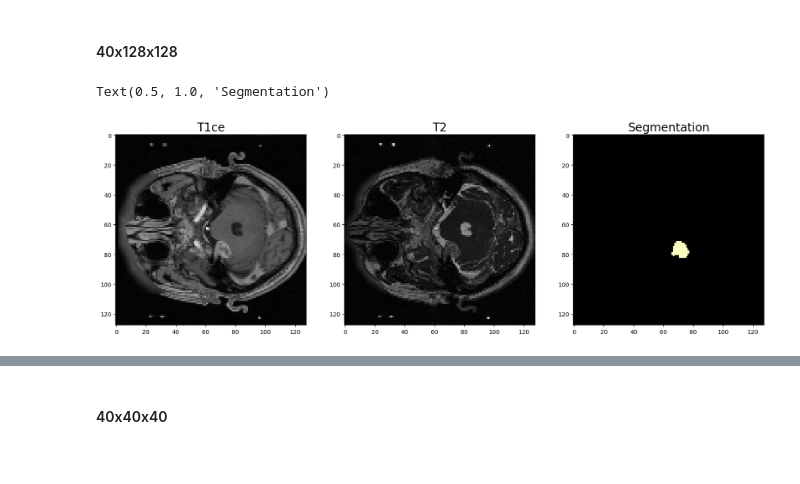
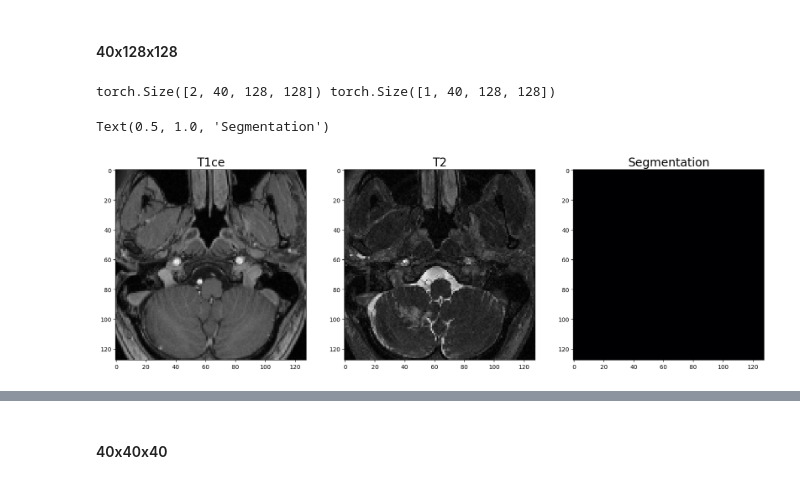
Before and after one commit to kuko6/click-correction, a Jupyter notebook: notebooks/test_nb.ipynb, the cells around one changed output, grey strips where cells are left out. Drawn from its saved outputs; the diff is of its cells as text; code cells hidden in the pictures.

```diff
--- a/notebooks/test_nb.ipynb
+++ b/notebooks/test_nb.ipynb
@@ -351,20 +360,30 @@ Text(0.5, 1.0, 'Segmentation')
 # %% [markdown]
 #### 40x128x128
 # %%
-# transform = transforms.Compose([transforms.Resize((256, 256), antialias=False)])
 data = MRIDataset([t1_list[0]], [t2_list[0]], [seg_list[0]], (40, 128, 128))
+# data = MRIDataset(
+#     ['../data/all/VS-113-143/vs_gk_131/vs_gk_t1_refT2.nii.gz'],
+#     ['../data/all/VS-113-143/vs_gk_131/vs_gk_t2_refT2.nii.gz'],
+#     ['../data/all/VS-113-143/vs_gk_131/vs_gk_seg_refT2.nii.gz'],
+#     (64, 256, 256)
+# )
 
 fig, axs = plt.subplots(1, 3, figsize=(20, 20))
 x, y = data[0]
-axs[0].imshow(x[0,20,:,:], cmap='gray')
+
+print(x.shape, y.shape)
+slice = 10
+
+axs[0].imshow(x[0,slice,:,:].rot90(3), cmap='gray')
 # axs[0].axis('off')
 axs[0].set_title('T1ce', fontsize=20)
-axs[1].imshow(x[1,20,:,:], cmap='gray')
+axs[1].imshow(x[1,slice,:,:].rot90(3), cmap='gray')
 # axs[1].axis('off')
 axs[1].set_title('T2', fontsize=20)
-axs[2].imshow(y[0,20,:,:], cmap='magma')
+axs[2].imshow(y[0,slice,:,:].rot90(3), cmap='magma')
 # axs[2].axis('off')
 axs[2].set_title('Segmentation', fontsize=20)
 # %% [output]
-Text(0.5, 1.0, 'Segmentation')
+torch.Size([2, 40, 128, 128]) torch.Size([1, 40, 128, 128])
+Text(0.5, 1.0, 'Segmentation')
-[figure, old version]
+[figure, new version]
```
Also changed, not shown: parts of 7 cells of this notebook, 2 other files.
